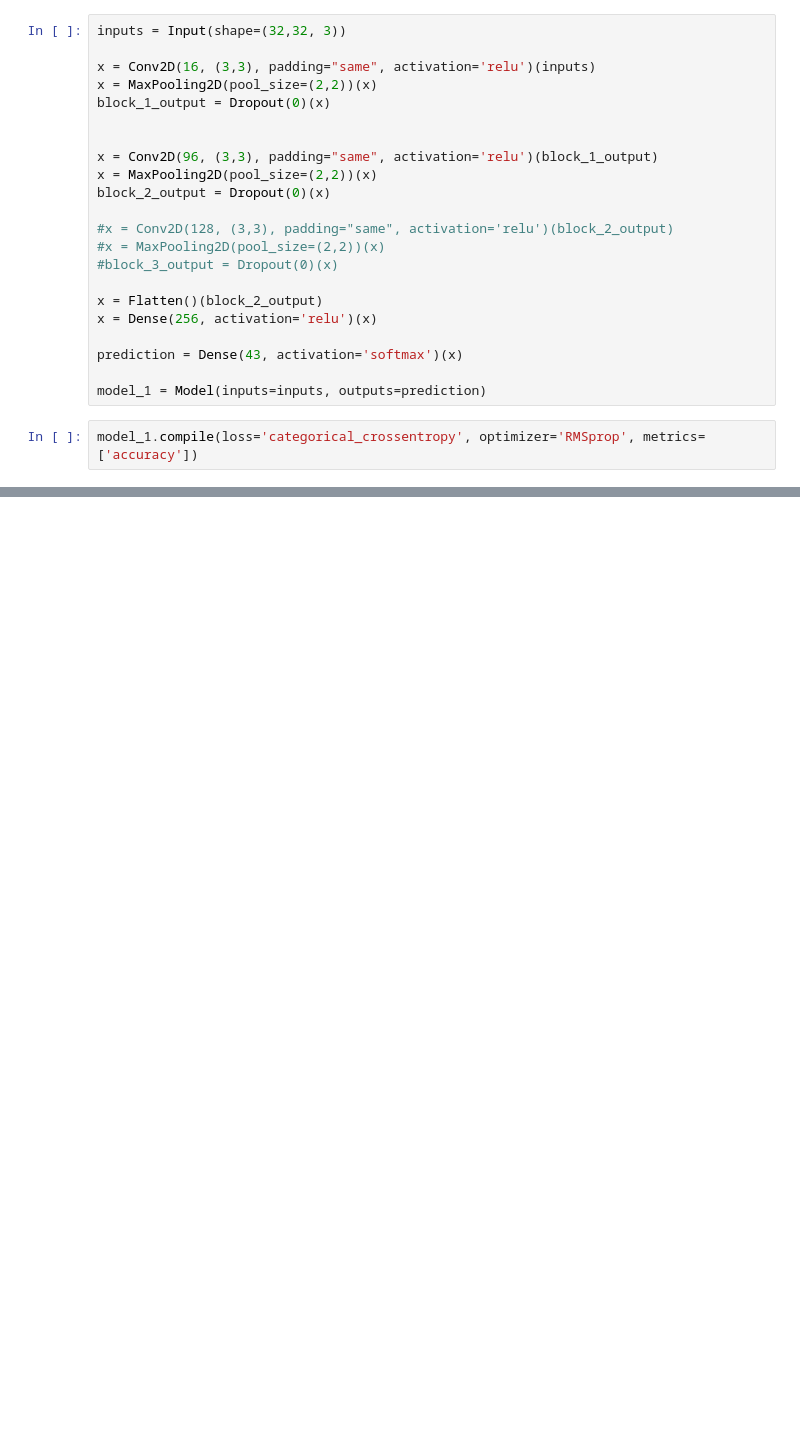
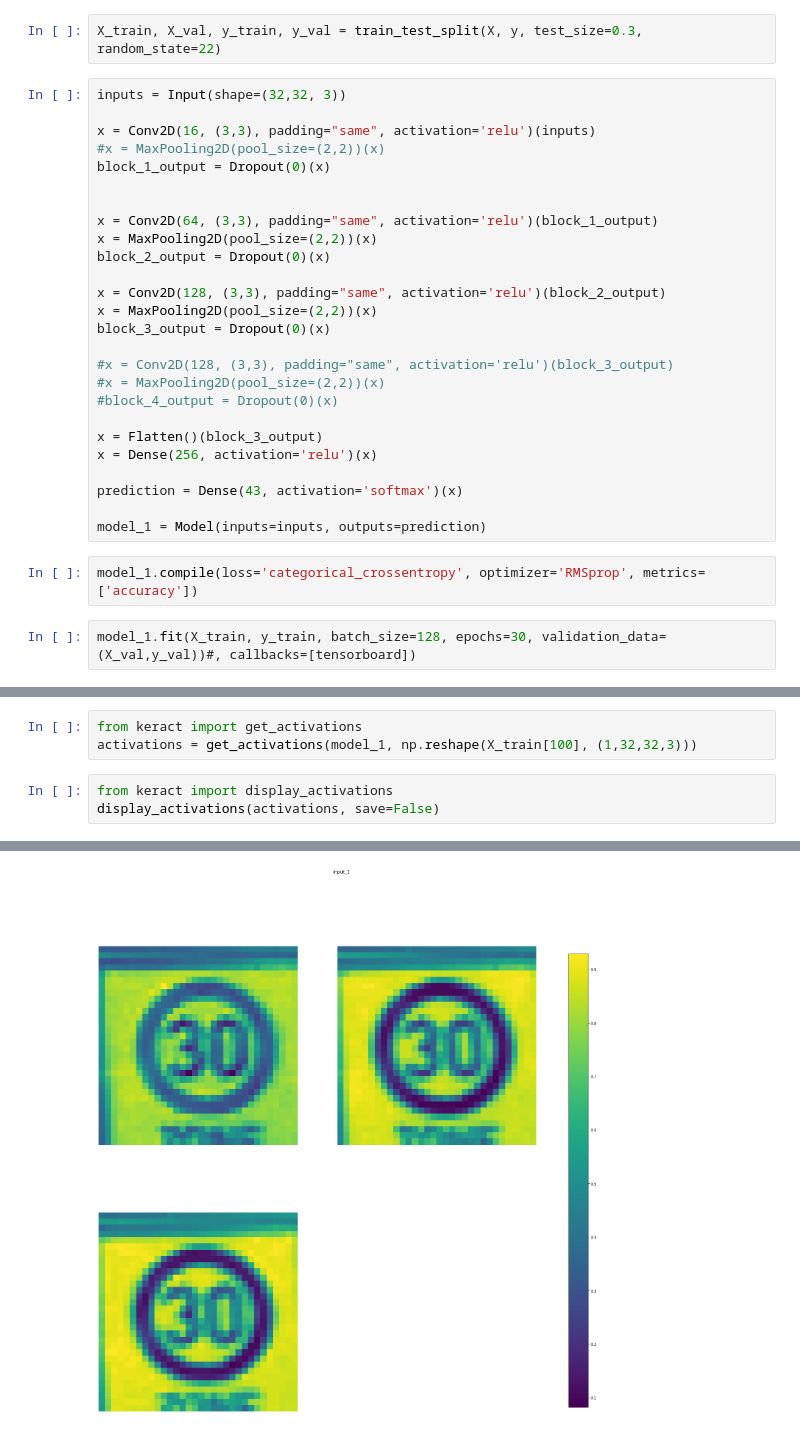
Before and after one commit to ml-group4/ML-Project, a Jupyter notebook: Basic_CNN_GT.ipynb, the cells around one changed output, grey strips where cells are left out. Drawn from its saved outputs; the diff is of its cells as text; blank space fills up the shorter version.

Commit message:
Updated CNN
about 99.6 percent accuracy on validation set

```diff
--- a/Basic_CNN_GT.ipynb
+++ b/Basic_CNN_GT.ipynb
@@ -17,20 +21,26 @@ y = np.load('labels.npy')
+# %%
+X_train, X_val, y_train, y_val = train_test_split(X, y, test_size=0.3, random_state=22)
 # %%
 inputs = Input(shape=(32,32, 3))
 
 x = Conv2D(16, (3,3), padding="same", activation='relu')(inputs)
-x = MaxPooling2D(pool_size=(2,2))(x)
+#x = MaxPooling2D(pool_size=(2,2))(x)
 block_1_output = Dropout(0)(x)
 
 
-x = Conv2D(96, (3,3), padding="same", activation='relu')(block_1_output)
+x = Conv2D(64, (3,3), padding="same", activation='relu')(block_1_output)
 x = MaxPooling2D(pool_size=(2,2))(x)
 block_2_output = Dropout(0)(x)
 
-#x = Conv2D(128, (3,3), padding="same", activation='relu')(block_2_output)
+x = Conv2D(128, (3,3), padding="same", activation='relu')(block_2_output)
+x = MaxPooling2D(pool_size=(2,2))(x)
+block_3_output = Dropout(0)(x)
+
+#x = Conv2D(128, (3,3), padding="same", activation='relu')(block_3_output)
 #x = MaxPooling2D(pool_size=(2,2))(x)
-#block_3_output = Dropout(0)(x)
+#block_4_output = Dropout(0)(x)
 
-x = Flatten()(block_2_output)
+x = Flatten()(block_3_output)
 x = Dense(256, activation='relu')(x)
 
 prediction = Dense(43, activation='softmax')(x)
@@ -38,3 +48,5 @@ prediction = Dense(43, activation='softmax')(x)
 model_1 = Model(inputs=inputs, outputs=prediction)
 # %%
 model_1.compile(loss='categorical_crossentropy', optimizer='RMSprop', metrics=['accuracy'])
+# %%
+model_1.fit(X_train, y_train, batch_size=128, epochs=30, validation_data=(X_val,y_val))#, callbacks=[tensorboard])
@@ -40,0 +72,7 @@ model_1.compile(loss='categorical_crossentropy', optimizer='RMSprop', metrics=['
+# %%
+from keract import get_activations
+activations = get_activations(model_1, np.reshape(X_train[100], (1,32,32,3)))
+# %%
+from keract import display_activations
+display_activations(activations, save=False)
+# %% [output]
@@ -40,0 +80 @@ model_1.compile(loss='categorical_crossentropy', optimizer='RMSprop', metrics=['
+[figure, added]
```
Also changed, not shown: parts of 6 cells of this notebook.
